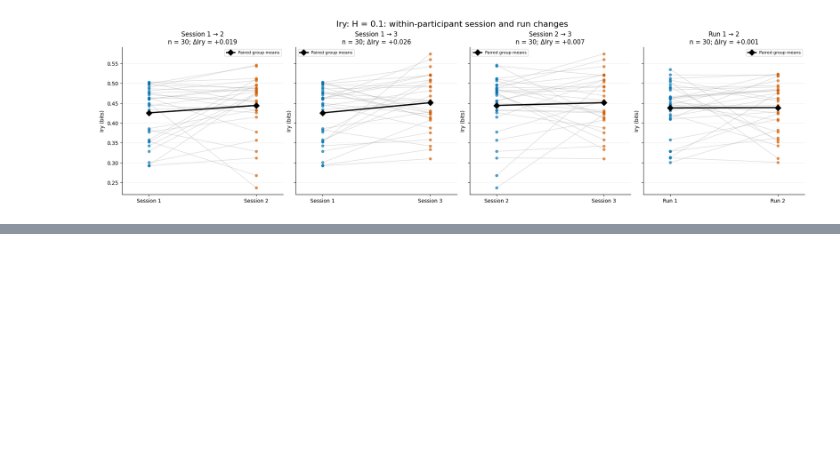
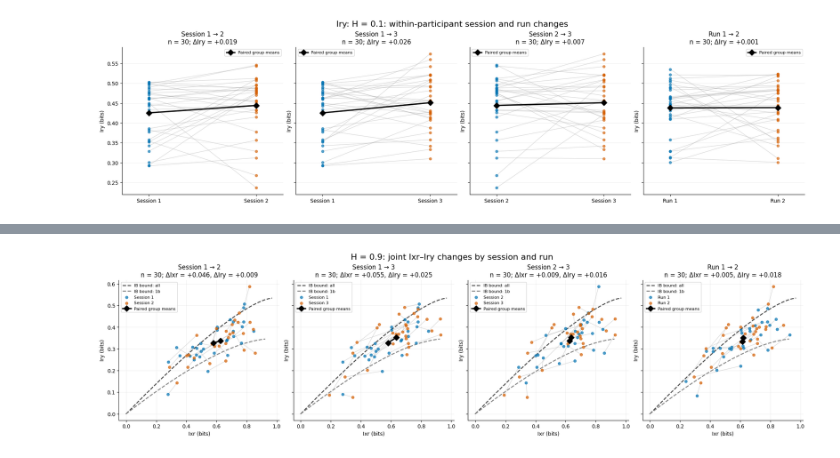
Before and after one commit to jacobaparker/Copy_Murphy2021, a Jupyter notebook: pharma/IB_analysis.ipynb, the cells around one changed output, grey strips where cells are left out. Saved outputs shown, nothing was run; the diff lists cells and outputs as text; code cells hidden in the pictures; blank space fills up the shorter version.

```diff
--- a/pharma/IB_analysis.ipynb
+++ b/pharma/IB_analysis.ipynb
@@ -896,0 +981,28 @@ plt.show()
+# %%
+highh_order_joint_figure, axes = highh_order_figure('H = 0.9: joint Ixr–Iry changes by session and run', joint=True)
+for ax, comparison in zip(axes, highh_order_comparisons):
+    ax.plot(IB_bound_low['I_XR'], IB_bound_low['I_RY'], '--', color='0.25', lw=1.8,
+            label='IB bound: all', zorder=0)
+    ax.plot(IB_bound_low1b['I_XR'], IB_bound_low1b['I_RY'], '--', color='0.5', lw=1.8,
+            label='IB bound: 1b', zorder=0)
+    # H-specific IB curves from the existing bounds dictionary.
+    # ax.plot(bounds['0.1']['I_XR'], bounds['0.1']['I_RY'],
+    #         '--', color='0.25', lw=1.8, label='IB bound: H = 0.1', zorder=0)
+    pairs = comparison['pairs']
+    if len(pairs):
+        xs = pairs[['Ixr_1', 'Ixr_2']].to_numpy()
+        ys = pairs[['Iry_1', 'Iry_2']].to_numpy()
+        ax.plot(xs.T, ys.T, color='0.65', alpha=0.5, lw=0.8, zorder=1)
+        for j, (label, color) in enumerate(zip(comparison['labels'], highh_order_colors)):
+            ax.scatter(xs[:, j], ys[:, j], color=color, s=25, alpha=0.7,
+                       label=label, zorder=2)
+        ax.plot(xs.mean(axis=0), ys.mean(axis=0), '-D', color='black', lw=2.5,
+                markersize=8, label='Paired group means', zorder=3)
+    ax.legend(fontsize=8)
+    ax.set(xlabel='Ixr (bits)', ylabel='Iry (bits)',
+           title=highh_order_title(comparison, ['Ixr', 'Iry']))
+    ax.grid(alpha=0.2)
+    ax.spines[['top', 'right']].set_visible(False)
+plt.show()
+# %% [output]
+[figure, added]
```
Also changed, not shown: parts of 13 cells of this notebook, 2 other files.
